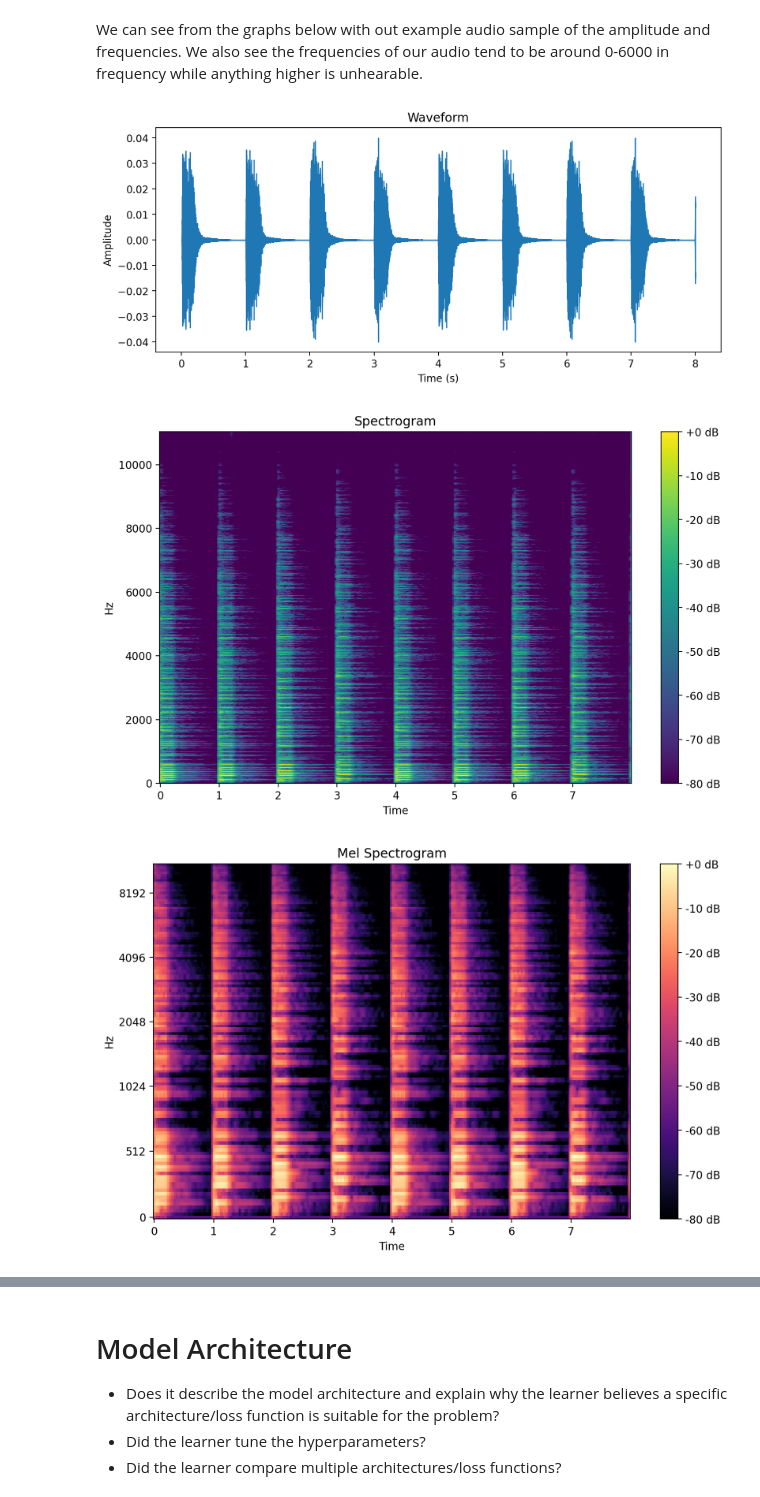
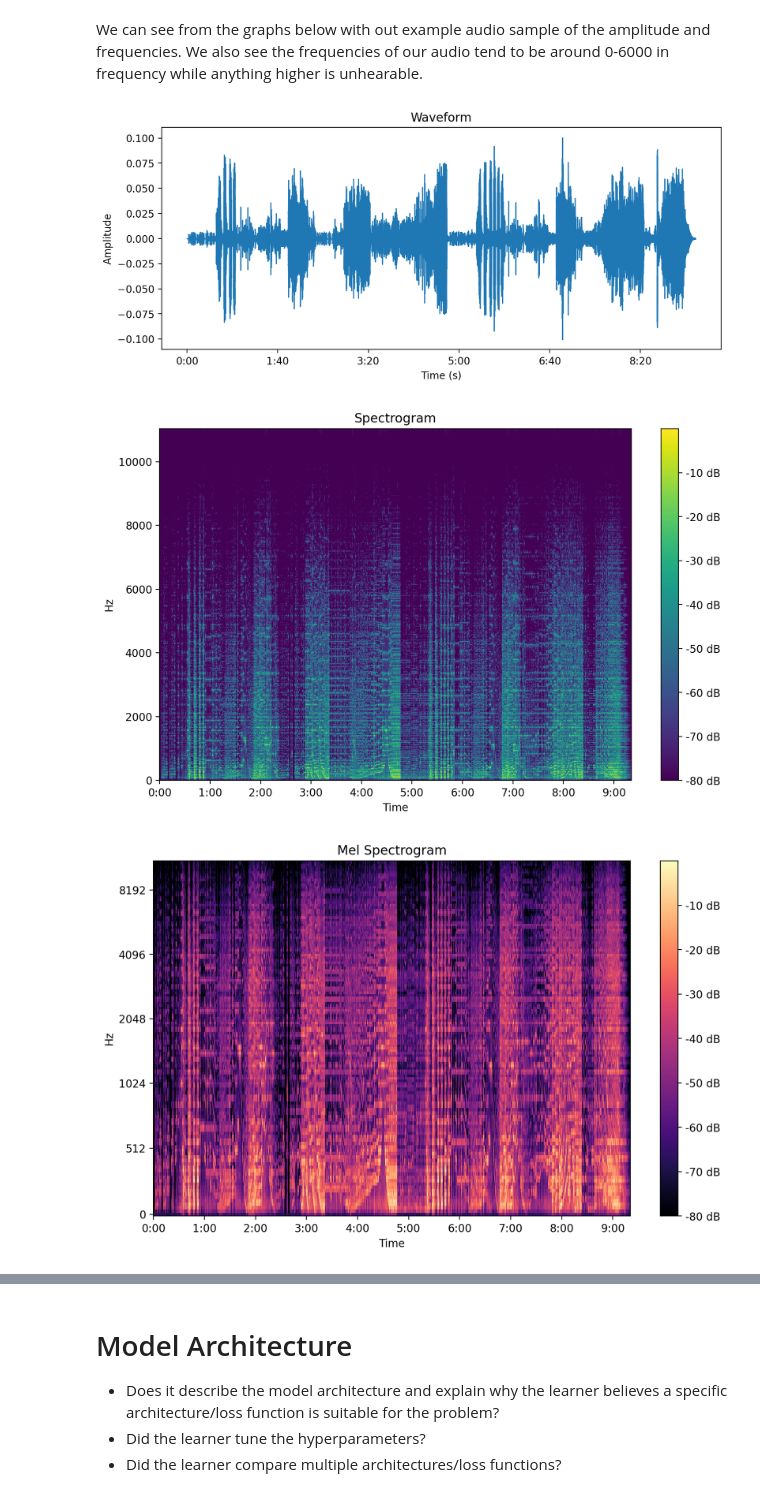
Before and after one commit to BasilPanda/CSCA-5642-FINAL, a Jupyter notebook: final_project.ipynb, the cells around one changed output, grey strips where cells are left out. Drawn from its saved outputs; the diff is of its cells as text; code cells hidden in the pictures.

```diff
--- a/final_project.ipynb
+++ b/final_project.ipynb
@@ -50,6 +53,5 @@ EXPORT_DIR = "export/"
 # %%
-# Get all MIDI file paths and check how many there are
-midi_paths = glob.glob(f"{DATA_DIR}sample_pack/*.mid")
+midi_paths = glob.glob(f"{DATA_DIR}composers/beeth/*.mid")
 df_midi = pd.DataFrame(midi_paths, columns=["file_path"])
 df_midi.describe()
 # %% [output]
@@ -106,7 +108,4 @@ Converting the MIDI files to wav files so we can visualize some of them soon.
 # %%
-wav_paths = []
-for file_path in df_midi["file_path"]:
-    wav_paths.append(convert_midi_to_wav(file_path))
-df_midi["wav_paths"] = wav_paths
+sample_wav = convert_midi_to_wav(df_midi["file_path"][0])
 # %% [output]
 File exists.
@@ -343,8 +309,8 @@ def display_all_graphs(file_path):
 # %% [markdown]
 We can see from the graphs below with out example audio sample of the amplitude and frequencies. We also see the frequencies of our audio tend to be around 0-6000 in frequency while anything higher is unhearable.
 # %%
-display_all_graphs(df_midi["wav_paths"][0])
+display_all_graphs(sample_wav)
 # %% [output]
-[figure, old version]
+[figure, new version]
-[figure, old version]
+[figure, new version]
-[figure, old version]
+[figure, new version]
```
Also changed, not shown: parts of 30 cells of this notebook, 6 other files.
